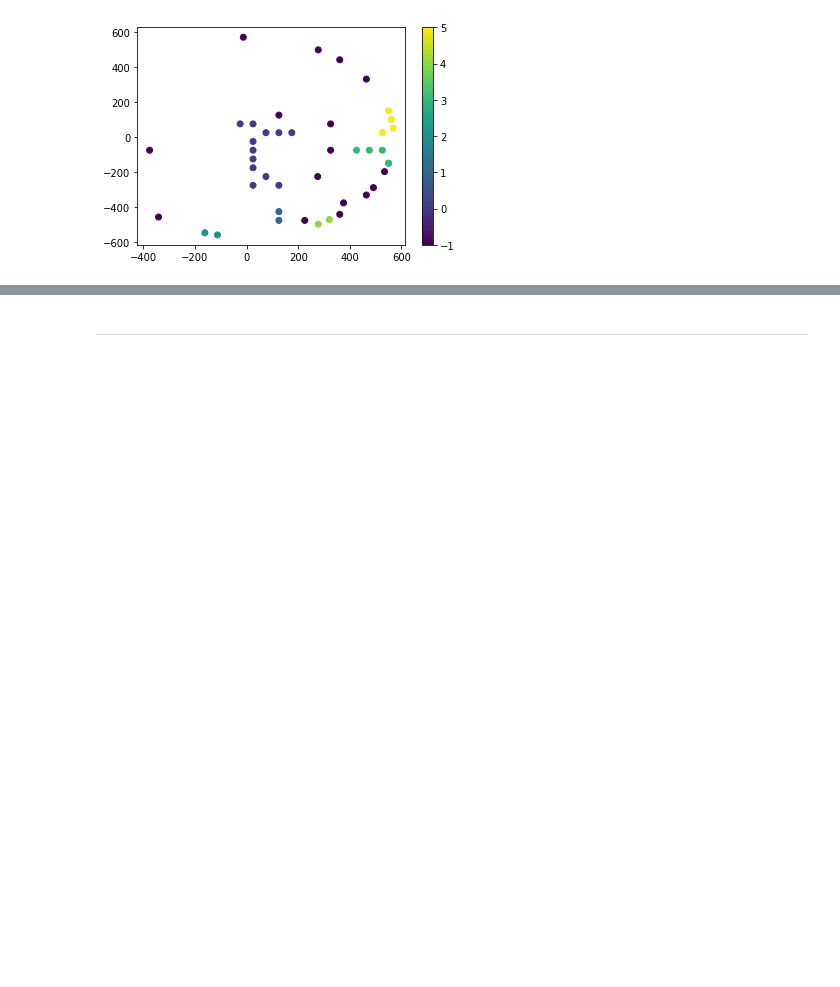
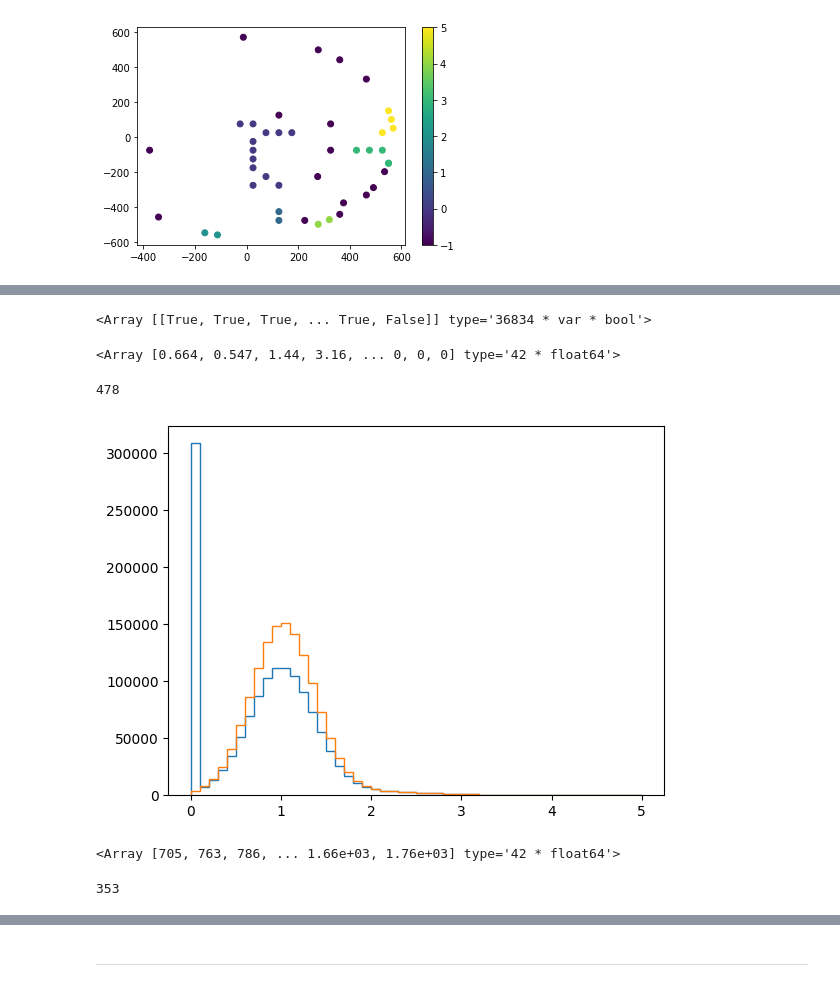
Before and after one commit to sophiafarrell/mlwatch, a Jupyter notebook: positions.ipynb, the cells around one changed output, grey strips where cells are left out. Cells and saved outputs as stored; diff of their text form; code cells hidden in the pictures; blank space fills up the shorter version.

```diff
--- a/positions.ipynb
+++ b/positions.ipynb
@@ -97,0 +121,11 @@ plt.colorbar()
+# %%
+ibd.hittime<1000
+# %% [output]
+<Array [[True, True, True, ... True, False]] type='36834 * var * bool'>
+# %%
+ibd.newcharge = ibd.pmtcharge
+ibd.newcharge = ak.where(ibd.hittime<1000, ibd.pmtcharge, 0)
+ibd.newcharge = ak.where(ibd.hittime>700, ibd.newcharge, 0)
+ibd.newcharge[0]
+# %% [output]
+<Array [0.664, 0.547, 1.44, 3.16, ... 0, 0, 0] type='42 * float64'>
@@ -97,0 +139,17 @@ plt.colorbar()
+# %%
+ibd.channel = ak.where(ibd.channel==2329, 2328, ibd.channel)
+# %%
+np.count_nonzero(ak.flatten(ibd.channel==2329))
+# %% [output]
+478
+# %%
+plt.hist(ak.flatten(ibd.newcharge), bins=50, range=[0,5], histtype='step')
+plt.hist(ak.flatten(ibd.pmtcharge), bins=50, range=[0,5], histtype='step')
+
+plt.show()
+# %% [output]
+[figure, added]
+# %%
+ibd.hittime[0]
+# %% [output]
+<Array [705, 763, 786, ... 1.66e+03, 1.76e+03] type='42 * float64'>
@@ -97,0 +160,4 @@ plt.colorbar()
+# %%
+gc.collect()
+# %% [output]
+353
```
Also changed, not shown: parts of 32 cells of this notebook, 2 other files.
